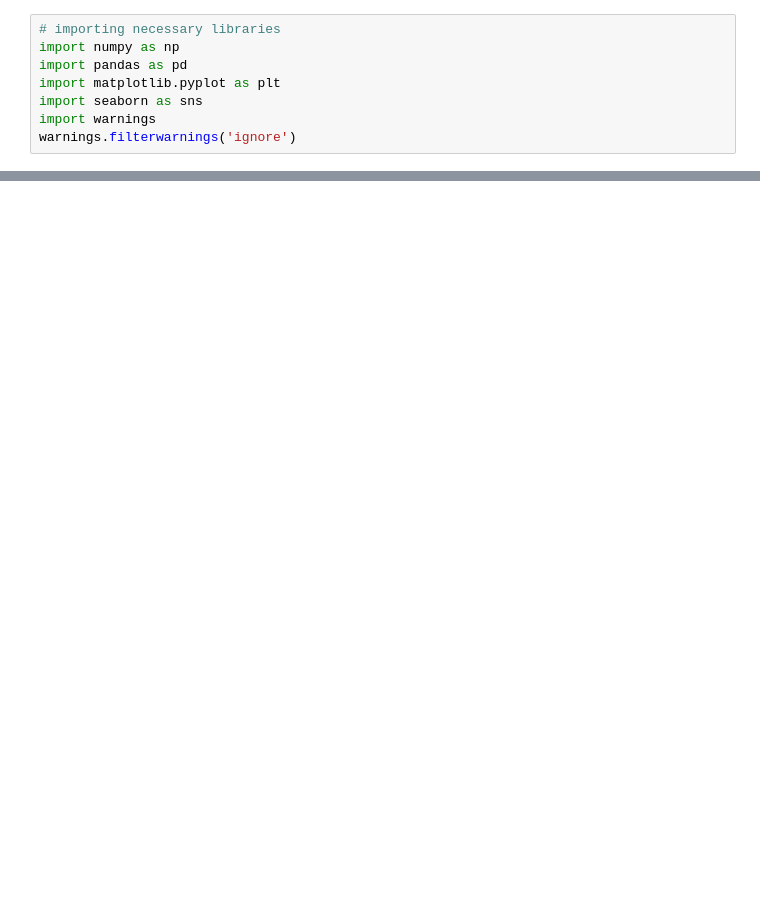
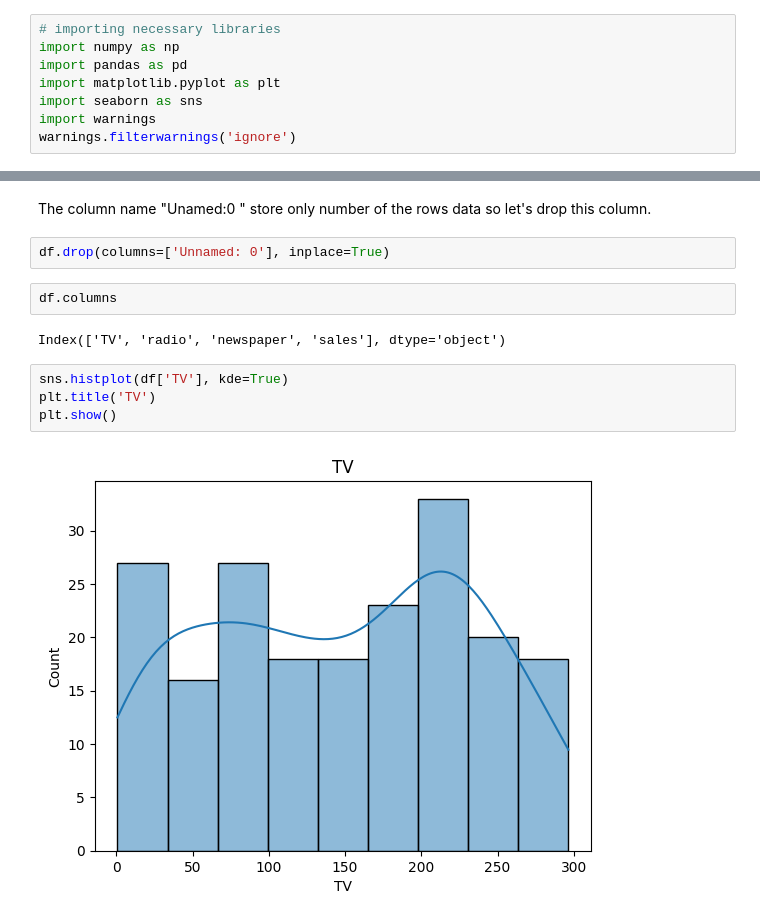
Before and after one commit to dipa-khadka/Datascince_Project, a Jupyter notebook: Sales Prediction/sales_prediction.ipynb, the cells around one changed output, grey strips where cells are left out. Cells and saved outputs as stored; diff of their text form; blank space fills up the shorter version.

Commit message:
sales prediction

```diff
--- a/Sales Prediction/sales_prediction.ipynb
+++ b/Sales Prediction/sales_prediction.ipynb
@@ -26,0 +96,14 @@ df.head
+# %% [markdown]
+The column name "Unamed:0 " store only number of the rows data so let's drop this column.
+# %%
+df.drop(columns=['Unnamed: 0'], inplace=True)
+# %%
+df.columns
+# %% [output]
+Index(['TV', 'radio', 'newspaper', 'sales'], dtype='object')
+# %%
+sns.histplot(df['TV'], kde=True)
+plt.title('TV')
+plt.show()
+# %% [output]
+[figure, added]
```
Also changed, not shown: parts of 51 cells of this notebook, 1 other file.
